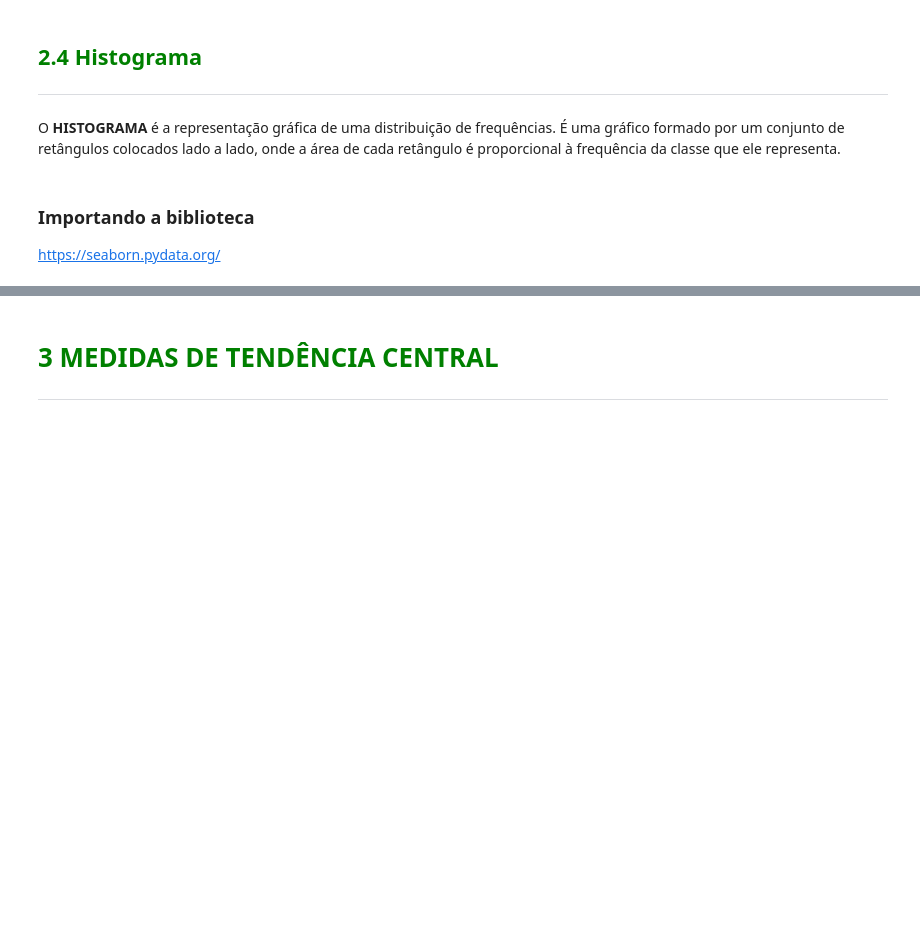
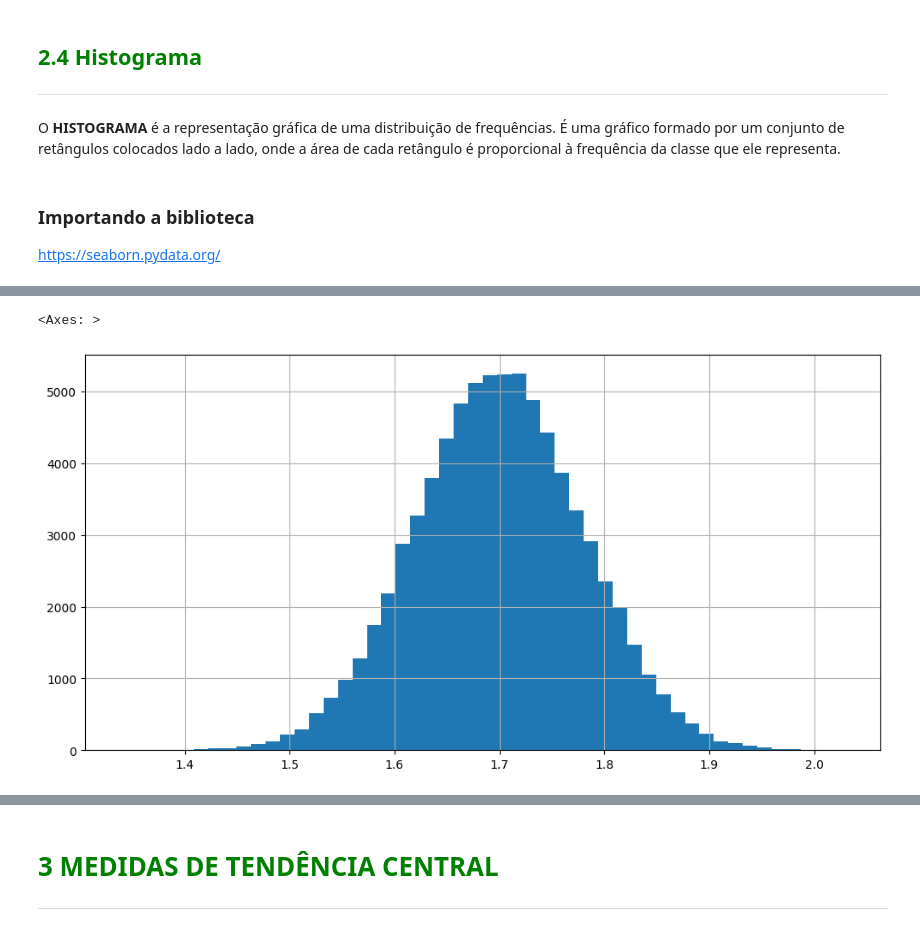
Before and after one commit to arthur-pulini/Estat-sica-com-python, a Jupyter notebook: Curso de Estatística/Curso_de_Estatística_Parte_1.ipynb, the cells around one changed output, grey strips where cells are left out. Drawn from its saved outputs; the diff is of its cells as text; code cells hidden in the pictures; blank space fills up the shorter version.

```diff
--- a/Curso de Estatística/Curso_de_Estatística_Parte_1.ipynb
+++ b/Curso de Estatística/Curso_de_Estatística_Parte_1.ipynb
@@ -523,0 +544,5 @@ https://seaborn.pydata.org/
+# %%
+dados.Altura.hist(bins= 50, figsize=(12, 6))
+# %% [output]
+<Axes: >
+[figure, added]
```
Also changed, not shown: parts of 5 cells of this notebook.
